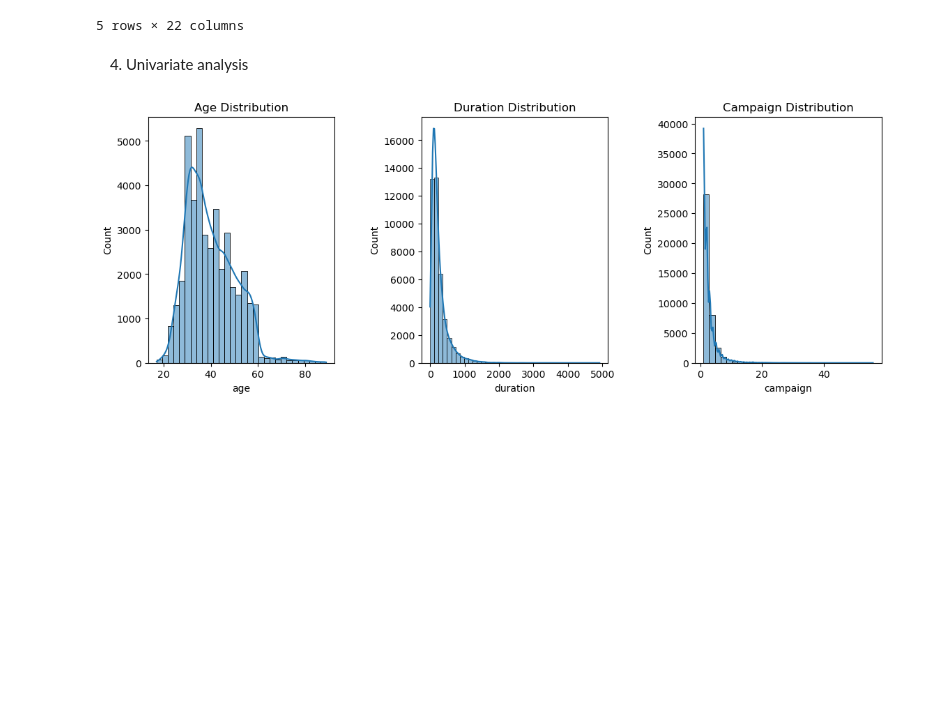
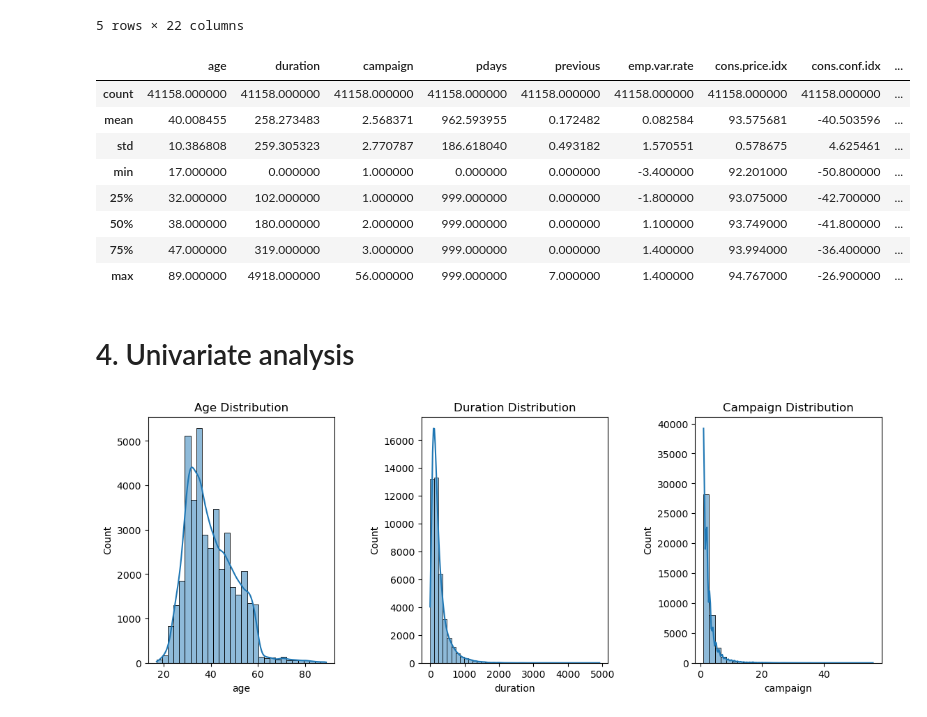
Before and after one commit to trungsyd2409/_Statistical_Think_Assigment1, a Jupyter notebook: QuangTrungNguyen_Assessment1_Code_06092026.ipynb, the cells around one changed output. Cells and saved outputs as stored; diff of their text form; code cells hidden in the pictures; blank space fills up the shorter version.

```diff
--- a/EDA_Script.ipynb
+++ b/QuangTrungNguyen_Assessment1_Code_06092026.ipynb
@@ -35,5 +19,5 @@ Requirement already satisfied: six>=1.5 in c:\users\chunwan\anaconda3\lib\site-p
 # %%
-Path = "TeleCom_Data-1.csv"
+Path = "TeleCom_Data1.csv"
 
 with open(Path, encoding='utf-8') as file:
     lines = file.readlines()
@@ -153,8 +137,20 @@ cleaned_df.head()
 | 3 | 59 | admin. | married | professional.course | no | no | no | telephone | may | mon | ... |
 | 4 | 41 | blue-collar | married | unknown | unknown | no | no | telephone | may | mon | ... |
 5 rows × 22 columns
+# %%
+cleaned_df.describe()
+# %% [output]
+|  | age | duration | campaign | pdays | previous | emp.var.rate | cons.price.idx | cons.conf.idx | ... |
+| count | 41158.000000 | 41158.000000 | 41158.000000 | 41158.000000 | 41158.000000 | 41158.000000 | 41158.000000 | 41158.000000 | ... |
+| mean | 40.008455 | 258.273483 | 2.568371 | 962.593955 | 0.172482 | 0.082584 | 93.575681 | -40.503596 | ... |
+| std | 10.386808 | 259.305323 | 2.770787 | 186.618040 | 0.493182 | 1.570551 | 0.578675 | 4.625461 | ... |
+| min | 17.000000 | 0.000000 | 1.000000 | 0.000000 | 0.000000 | -3.400000 | 92.201000 | -50.800000 | ... |
+| 25% | 32.000000 | 102.000000 | 1.000000 | 999.000000 | 0.000000 | -1.800000 | 93.075000 | -42.700000 | ... |
+| 50% | 38.000000 | 180.000000 | 2.000000 | 999.000000 | 0.000000 | 1.100000 | 93.749000 | -41.800000 | ... |
+| 75% | 47.000000 | 319.000000 | 3.000000 | 999.000000 | 0.000000 | 1.400000 | 93.994000 | -36.400000 | ... |
+| max | 89.000000 | 4918.000000 | 56.000000 | 999.000000 | 7.000000 | 1.400000 | 94.767000 | -26.900000 | ... |
 # %% [markdown]
-4. Univariate analysis
+# 4. Univariate analysis
 # %%
 fig, axes =plt.subplots(1, 3, figsize=(12, 5))
 
```
Also changed, not shown: parts of 8 cells of this notebook, 2 other files.
